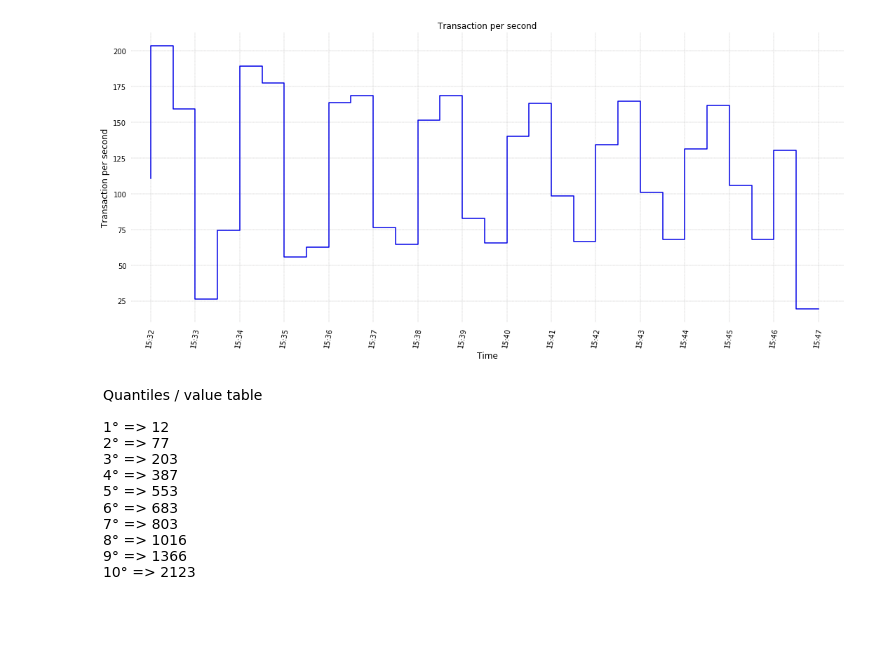
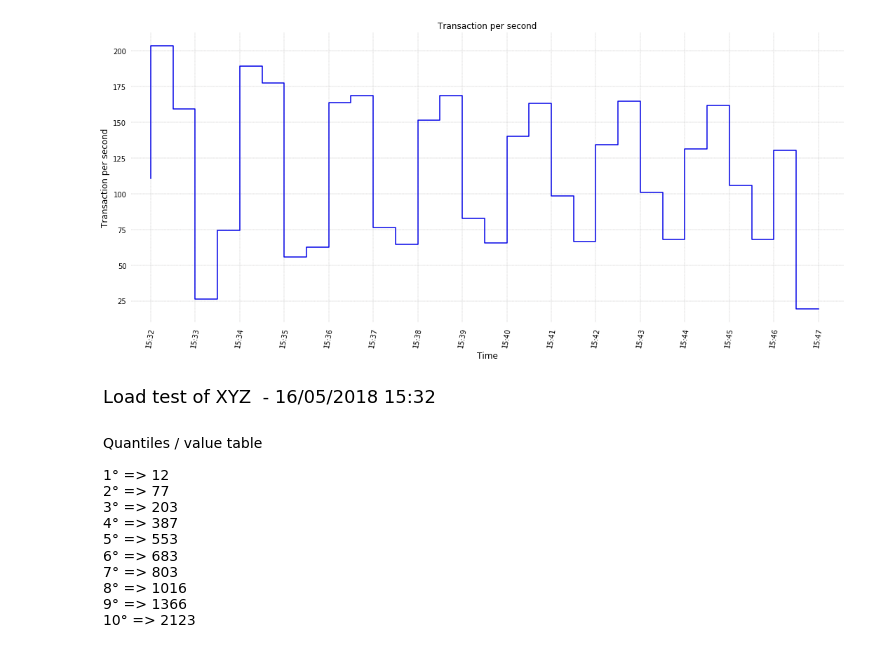
Before and after one commit to p-giovanni/JMeter_report, a Jupyter notebook: notebook/JMeter_Report.ipynb, the cells around one changed output. Saved outputs shown, nothing was run; the diff lists cells and outputs as text; code cells hidden in the pictures; blank space fills up the shorter version.

```diff
--- a/notebook/JMeter_Report.ipynb
+++ b/notebook/JMeter_Report.ipynb
@@ -601,3 +667,18 @@ def quantiles_box_text():
+# %%
+
+fig = plt.figure(figsize=(3.9, 0.5))
+gs = fig.add_gridspec(1, 1)
+fig.set_tight_layout(True)
+
+ax = []
+ax.append(fig.add_subplot(gs[0, 0]))
+
+text = picture_title_text(picture_title)
+if text[0] == True:
+    text_box(ax[0], text[1], fontsize=18)
+    plt.savefig(os.path.join(images_path,"{prefix}pcture-title-tbox.png".format(prefix=image_file_prefix)))
+# %% [output]
+[figure, added]
 # %%
 
 fig = plt.figure(figsize=(2, 3))
```
Also changed, not shown: parts of 8 cells of this notebook, 2 other files.
